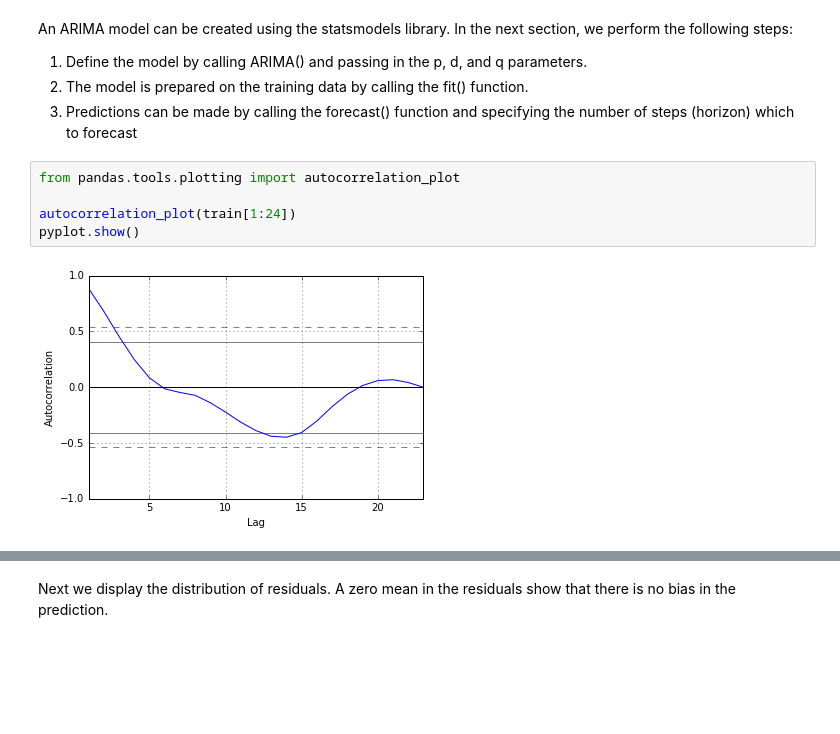
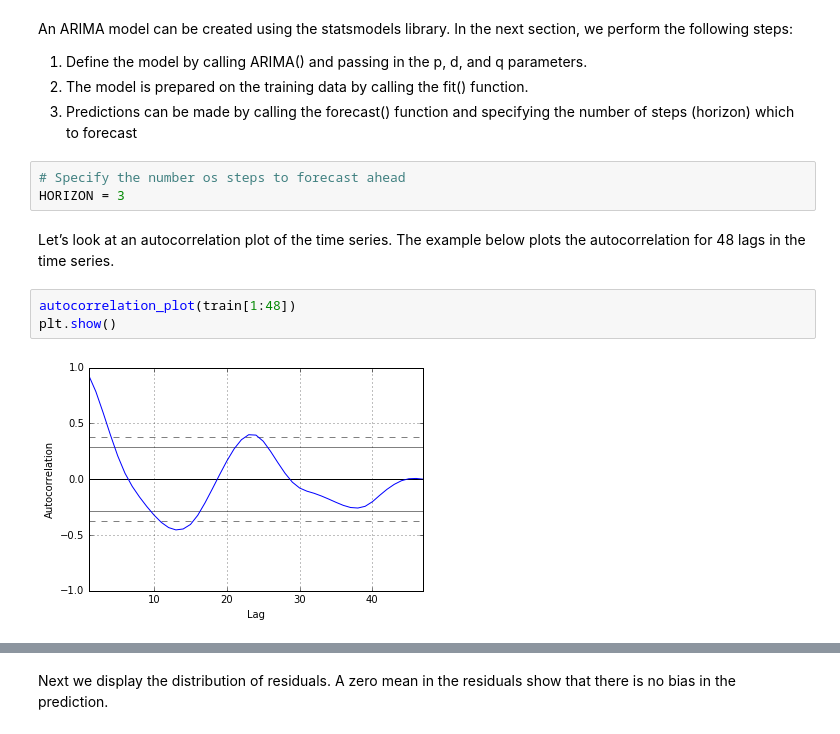
Before and after one commit to yijingchen/RNNForTimeSeriesForecastTutorial, a Jupyter notebook: 1_one_step_traditional_ts_arima.ipynb, the cells around one changed output, grey strips where cells are left out. Cells and saved outputs as stored; diff of their text form; blank space fills up the shorter version.

```diff
--- a/1_one_step_traditional_ts_arima.ipynb
+++ b/1_one_step_traditional_ts_arima.ipynb
@@ -176,10 +142,13 @@ An ARIMA model can be created using the statsmodels library. In the next section
 1. Define the model by calling ARIMA() and passing in the p, d, and q parameters.
 2. The model is prepared on the training data by calling the fit() function.
 3. Predictions can be made by calling the forecast() function and specifying the number of steps (horizon) which to forecast
-# %%
-from pandas.tools.plotting import autocorrelation_plot
-
-autocorrelation_plot(train[1:24])
-pyplot.show()
-# %% [output]
-[figure, removed]
+# %%
+# Specify the number os steps to forecast ahead
+HORIZON = 3
+# %% [markdown]
+Let’s look at an autocorrelation plot of the time series. The example below plots the autocorrelation for 48 lags in the time series.
+# %%
+autocorrelation_plot(train[1:48])
+plt.show()
+# %% [output]
+[figure, added]
```
Also changed, not shown: parts of 23 cells of this notebook, 4 other files.
